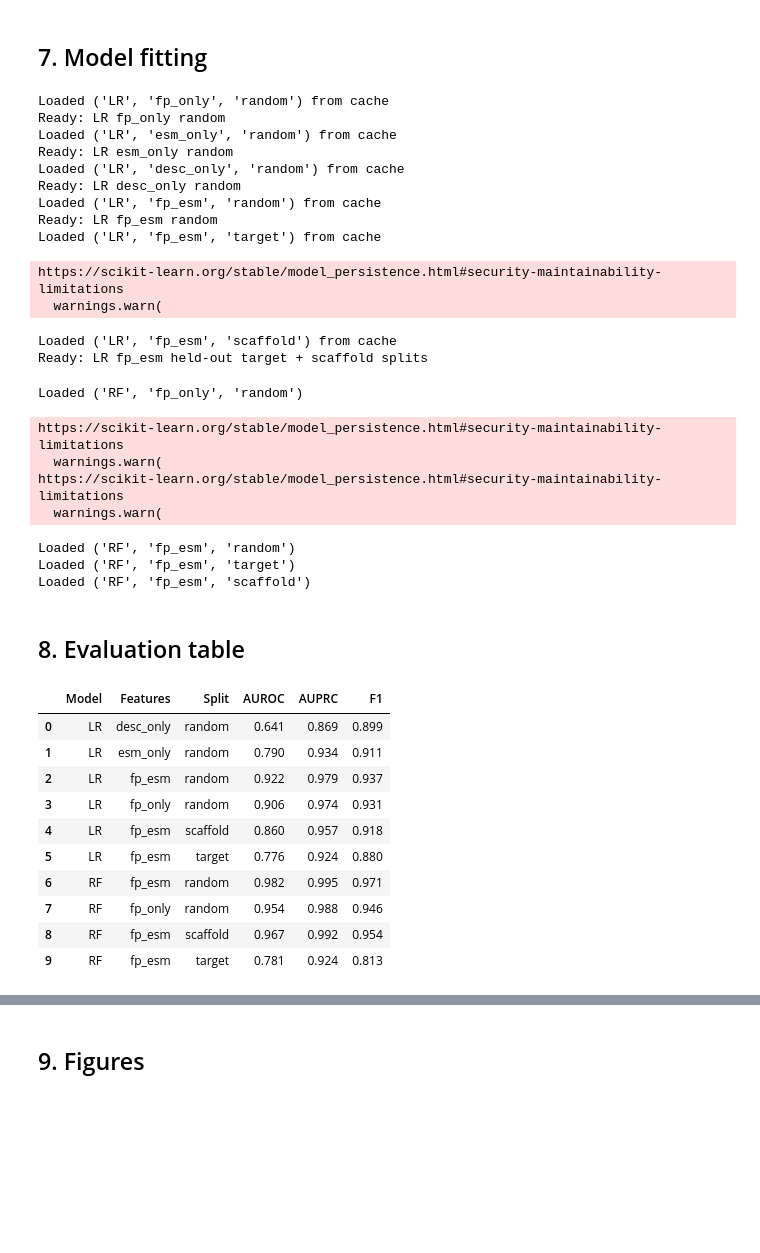
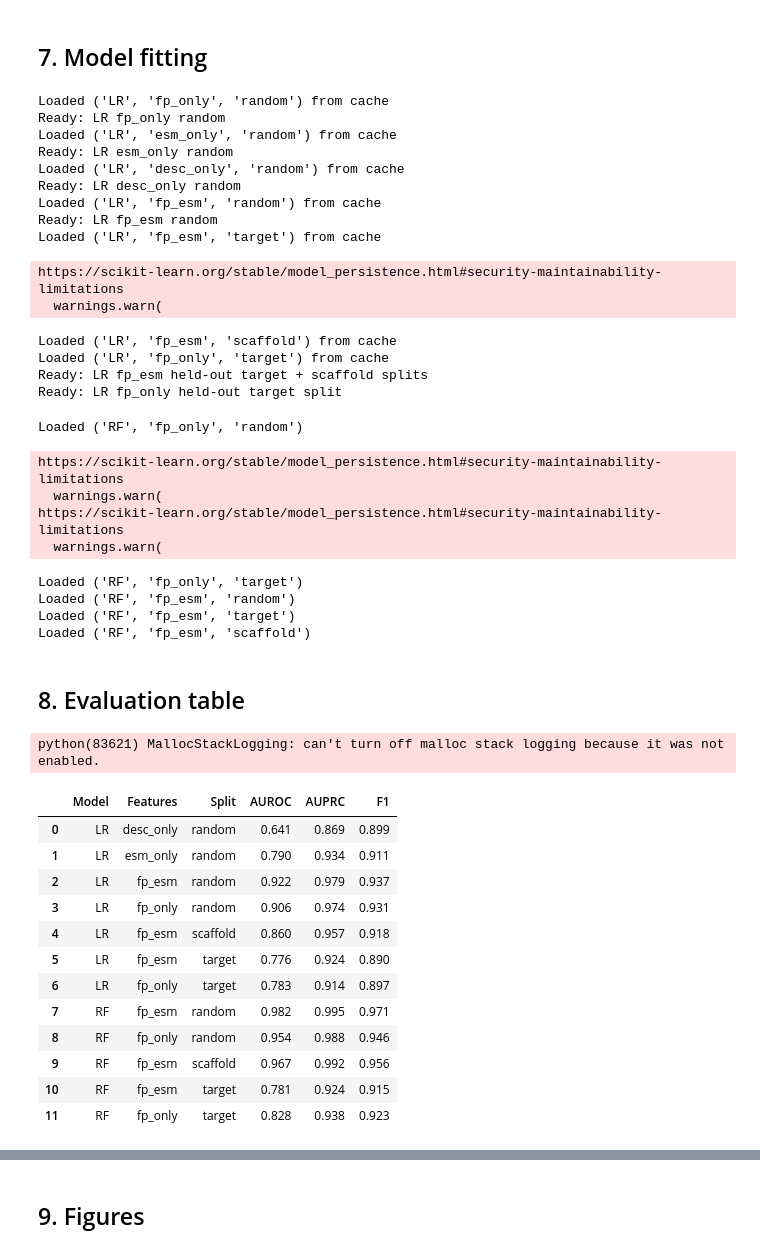
Before and after one commit to sputhenofficial/bindscape, a Jupyter notebook: notebook.ipynb, the cells around one changed output, grey strips where cells are left out. Drawn from its saved outputs; the diff is of its cells as text; code cells hidden in the pictures; blank space fills up the shorter version.

Commit message:
add fp_only held-out target results; dropping the protein embedding helps on unseen kinases

```diff
--- a/notebook.ipynb
+++ b/notebook.ipynb
@@ -304,11 +304,14 @@ for feat_name in ['fp_only', 'esm_only', 'desc_only', 'fp_esm']:
     models[key] = load_or_fit_lr(key, X[idx_train1], y[idx_train1], USE_BALANCED)
     print(f'Ready: LR {feat_name} random')
 
-key_t = ('LR', 'fp_esm', 'target')
-key_s = ('LR', 'fp_esm', 'scaffold')
-models[key_t] = load_or_fit_lr(key_t, features['fp_esm_s2'][idx_train2], y[idx_train2], USE_BALANCED)
-models[key_s] = load_or_fit_lr(key_s, features['fp_esm_s3'][idx_train3], y[idx_train3], USE_BALANCED)
+key_t  = ('LR', 'fp_esm',  'target')
+key_s  = ('LR', 'fp_esm',  'scaffold')
+key_fp_t = ('LR', 'fp_only', 'target')
+models[key_t]    = load_or_fit_lr(key_t,    features['fp_esm_s2'][idx_train2], y[idx_train2], USE_BALANCED)
+models[key_s]    = load_or_fit_lr(key_s,    features['fp_esm_s3'][idx_train3], y[idx_train3], USE_BALANCED)
+models[key_fp_t] = load_or_fit_lr(key_fp_t, features['fp_only'][idx_train2],   y[idx_train2], USE_BALANCED)
 print('Ready: LR fp_esm held-out target + scaffold splits')
+print('Ready: LR fp_only held-out target split')
 # %% [output]
 Loaded ('LR', 'fp_only', 'random') from cache
 Ready: LR fp_only random
@@ -322,10 +325,13 @@ Loaded ('LR', 'fp_esm', 'target') from cache
 https://scikit-learn.org/stable/model_persistence.html#security-maintainability-limitations
   warnings.warn(
 Loaded ('LR', 'fp_esm', 'scaffold') from cache
+Loaded ('LR', 'fp_only', 'target') from cache
 Ready: LR fp_esm held-out target + scaffold splits
+Ready: LR fp_only held-out target split
 # %%
 all_rf_keys = [
     ('RF', 'fp_only',  'random'),
+    ('RF', 'fp_only',  'target'),
     ('RF', 'fp_esm',   'random'),
     ('RF', 'fp_esm',   'target'),
     ('RF', 'fp_esm',   'scaffold'),
@@ -344,6 +350,7 @@ https://scikit-learn.org/stable/model_persistence.html#security-maintainability-
   warnings.warn(
 https://scikit-learn.org/stable/model_persistence.html#security-maintainability-limitations
   warnings.warn(
+Loaded ('RF', 'fp_only', 'target')
 Loaded ('RF', 'fp_esm', 'random')
 Loaded ('RF', 'fp_esm', 'target')
 Loaded ('RF', 'fp_esm', 'scaffold')
@@ -368,39 +375,42 @@ def evaluate(model, X_test, y_test, threshold):
 rows = []
 split_map = {
     'random':   (idx_val1, idx_test1),
-    'target':   (idx_train2, idx_test2),  # use train as pseudo-val for threshold
-    'scaffold': (idx_train3, idx_test3),
+    'target':   (idx_val1, idx_test2),
+    'scaffold': (idx_val1, idx_test3),
 }
 
 feat_key_map = {
     ('fp_esm', 'target'):   'fp_esm_s2',
     ('fp_esm', 'scaffold'): 'fp_esm_s3',
 }
 
 for (model_name, feat_name, split_name), model in models.items():
     idx_val, idx_test = split_map[split_name]
     X = features[feat_key_map.get((feat_name, split_name), feat_name)]
     thr = best_f1_threshold(model, X[idx_val], y[idx_val])
     metrics = evaluate(model, X[idx_test], y[idx_test], thr)
     rows.append({
         'Model': model_name, 'Features': feat_name, 'Split': split_name,
         'AUROC': round(metrics['auroc'], 3),
         'AUPRC': round(metrics['auprc'], 3),
         'F1':    round(metrics['f1'], 3),
     })
 
 results_df = pd.DataFrame(rows)
 results_df = results_df.sort_values(['Model', 'Split', 'Features']).reset_index(drop=True)
 results_df
 # %% [output]
+python(83621) MallocStackLogging: can't turn off malloc stack logging because it was not enabled.
 |  | Model | Features | Split | AUROC | AUPRC | F1 |
 | 0 | LR | desc_only | random | 0.641 | 0.869 | 0.899 |
 | 1 | LR | esm_only | random | 0.790 | 0.934 | 0.911 |
 | 2 | LR | fp_esm | random | 0.922 | 0.979 | 0.937 |
 | 3 | LR | fp_only | random | 0.906 | 0.974 | 0.931 |
 | 4 | LR | fp_esm | scaffold | 0.860 | 0.957 | 0.918 |
-| 5 | LR | fp_esm | target | 0.776 | 0.924 | 0.880 |
-| 6 | RF | fp_esm | random | 0.982 | 0.995 | 0.971 |
-| 7 | RF | fp_only | random | 0.954 | 0.988 | 0.946 |
-| 8 | RF | fp_esm | scaffold | 0.967 | 0.992 | 0.954 |
-| 9 | RF | fp_esm | target | 0.781 | 0.924 | 0.813 |
+| 5 | LR | fp_esm | target | 0.776 | 0.924 | 0.890 |
+| 6 | LR | fp_only | target | 0.783 | 0.914 | 0.897 |
+| 7 | RF | fp_esm | random | 0.982 | 0.995 | 0.971 |
+| 8 | RF | fp_only | random | 0.954 | 0.988 | 0.946 |
+| 9 | RF | fp_esm | scaffold | 0.967 | 0.992 | 0.956 |
+| 10 | RF | fp_esm | target | 0.781 | 0.924 | 0.915 |
+| 11 | RF | fp_only | target | 0.828 | 0.938 | 0.923 |
```
Also changed, not shown: parts of 3 cells of this notebook, 4 other files.
